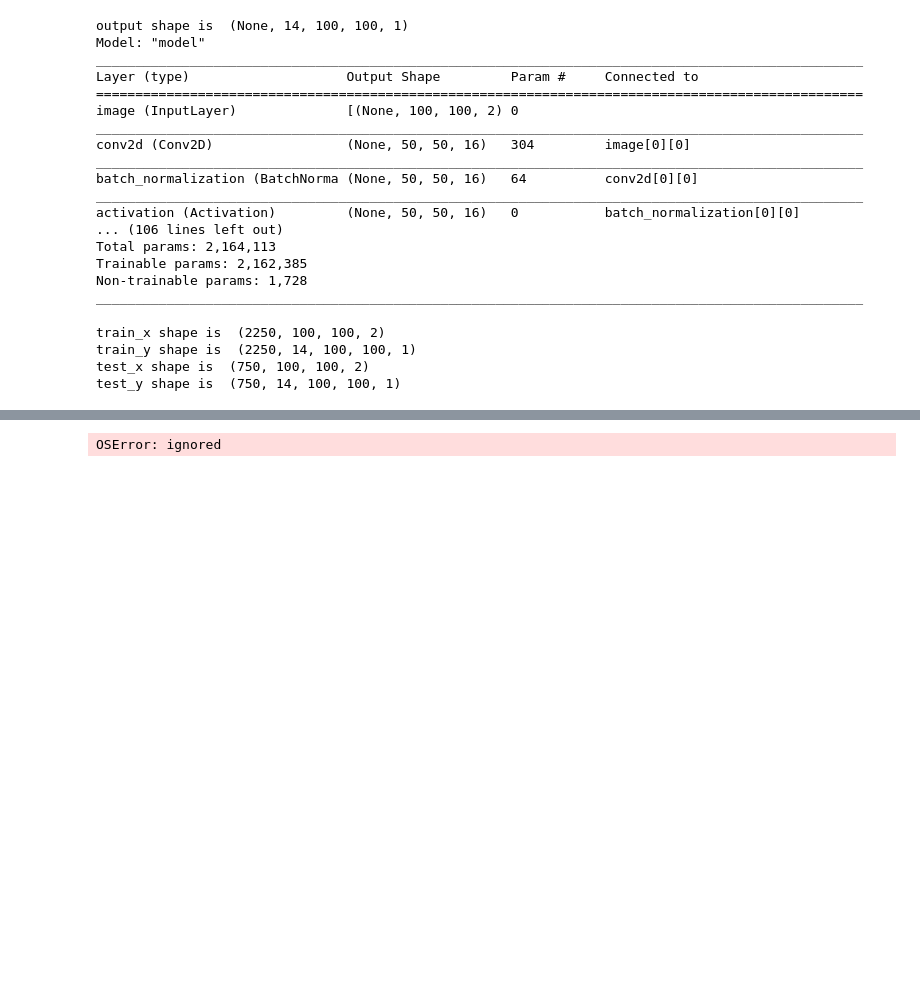
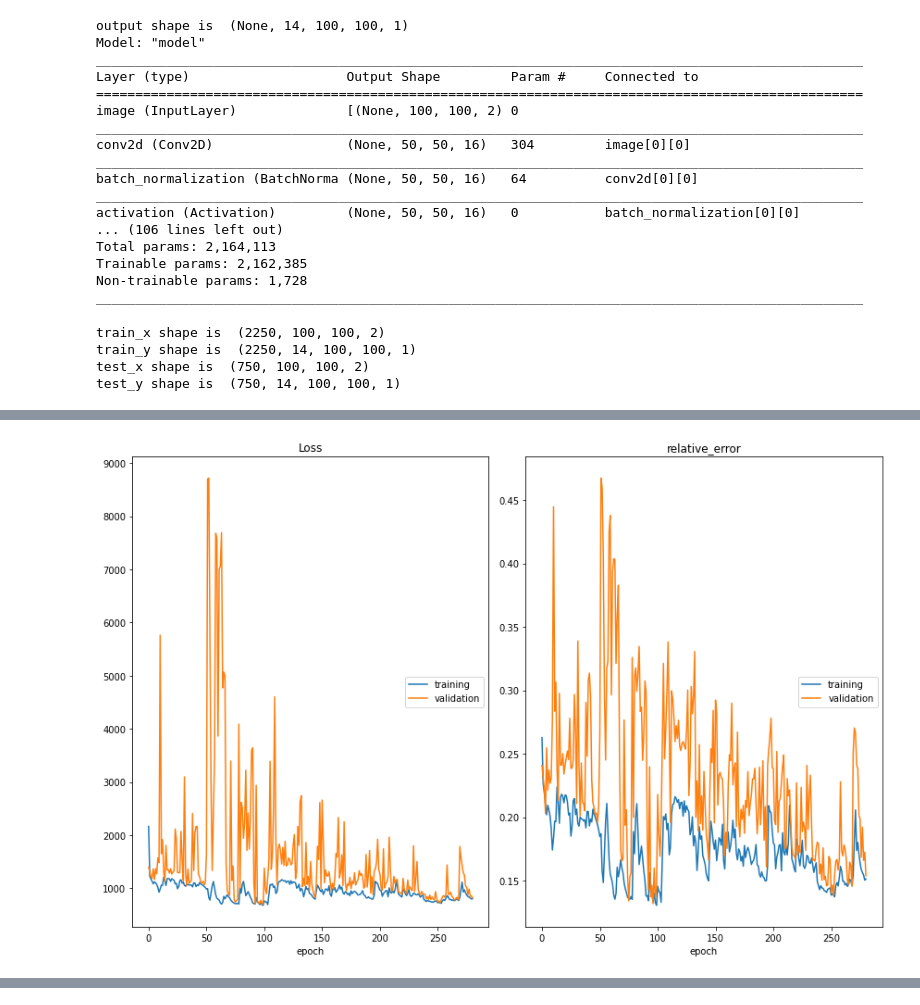
Before and after one commit to acse-srm3018/DeeplearningProxy, a Jupyter notebook: Saturation_model.ipynb, the cells around one changed output, grey strips where cells are left out. Drawn from its saved outputs; the diff is of its cells as text; code cells hidden in the pictures; blank space fills up the shorter version.

```diff
--- a/Saturation_model.ipynb
+++ b/Saturation_model.ipynb
@@ -216,7 +217,7 @@ def reconstruction_loss(x, t_decoded):
 def relative_error(x, t_decoded):
     return K.mean(K.abs(x - t_decoded) / x)
 # %%
-opt = Adam(lr=3e-3)
+opt = Adam(learning_rate=3e-3)
 vae_model.compile(loss = vae_loss, optimizer = opt, metrics = [relative_error])
 # %%
 from keras.callbacks import ReduceLROnPlateau, ModelCheckpoint
@@ -231,4 +230,8 @@ WARNING:tensorflow:`period` argument is deprecated. Please use `save_freq` to sp
 # %%
+early_stopping = EarlyStopping(monitor='val_accuracy', patience = 1, verbose=0, mode='max', restore_best_weights=False)
+callbacks = [PlotLossesKeras(), early_stopping]
+
 history = vae_model.fit(train_x, train_y, batch_size = batch_size, epochs = epochs, \
-                        verbose = 1, validation_data = (test_x, test_y), callbacks = callbacks_list)
+                        verbose = 1, validation_data = (test_x, test_y), callbacks = callbacks)
 # %% [output]
+[figure, added]
@@ -252,4 +246,3 @@ Epoch 00017: saving model to saved_models/saved-model-017-6171.46.h5
-OSError: ignored
 # %%
 print(history.history.keys())
 # summarize history for accuracy
```
Also changed, not shown: parts of 4 cells of this notebook.
